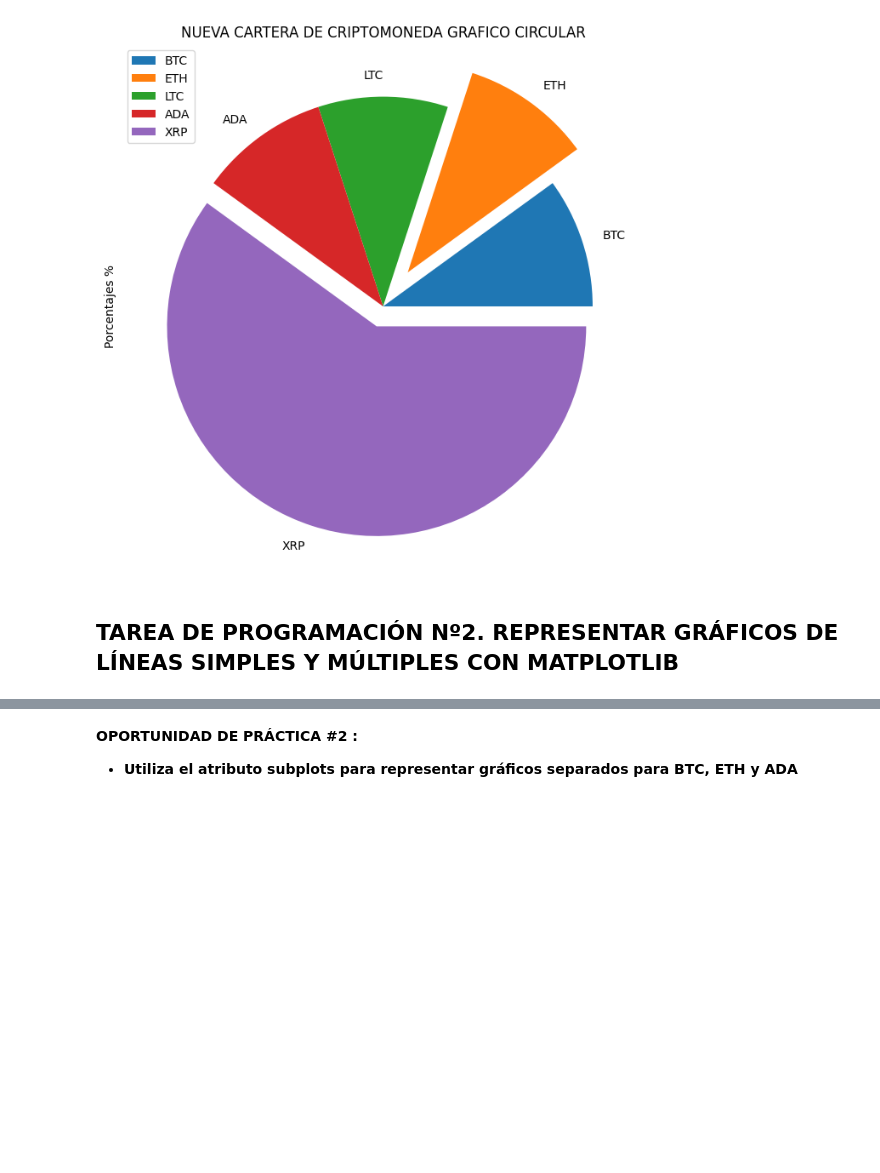
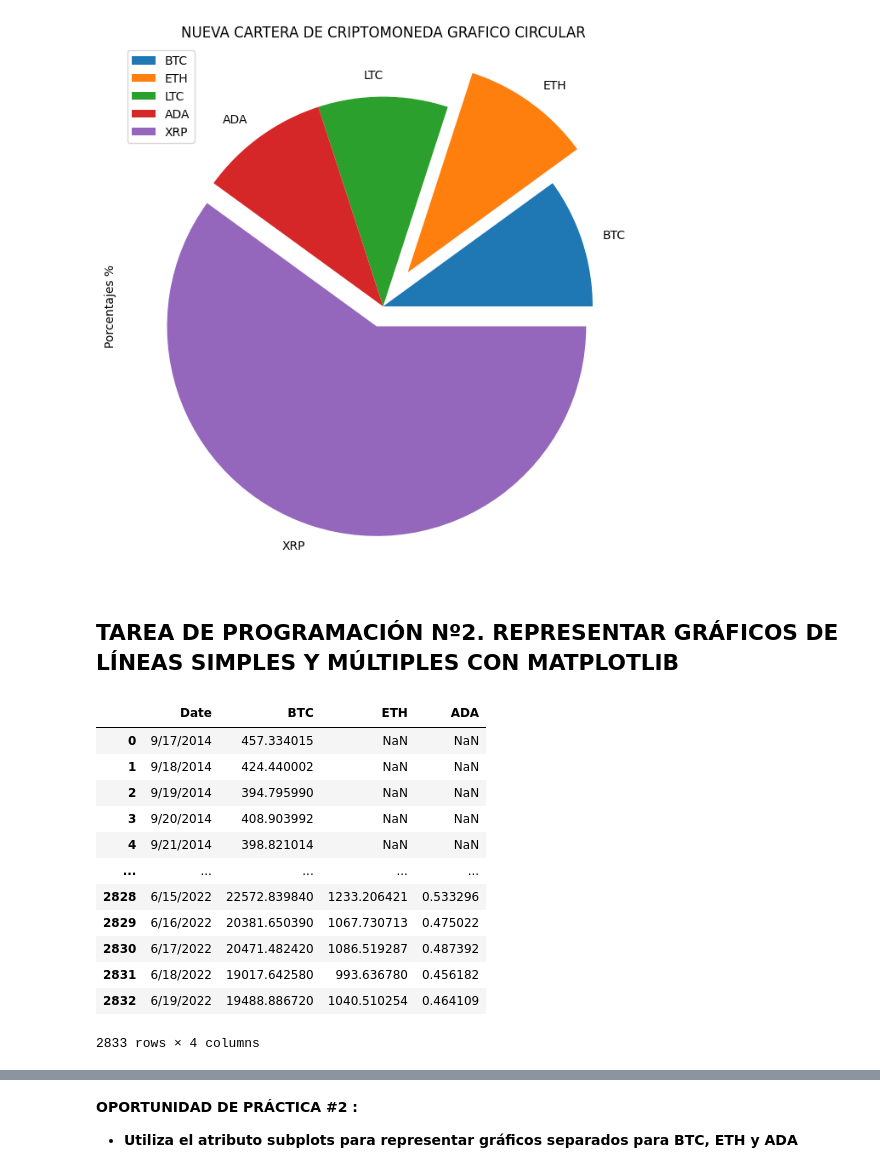
Before and after one commit to SandrAlzate/CV, a Jupyter notebook: Visualización_de_datos_IA.ipynb, the cells around one changed output, grey strips where cells are left out. Saved outputs shown, nothing was run; the diff lists cells and outputs as text; code cells hidden in the pictures; blank space fills up the shorter version.

```diff
--- a/Visualización_de_datos_IA.ipynb
+++ b/Visualización_de_datos_IA.ipynb
@@ -60,3 +60,19 @@ Text(0.5, 1.0, 'NUEVA CARTERA DE CRIPTOMONEDA GRAFICO CIRCULAR')
 ## TAREA DE PROGRAMACIÓN Nº2. REPRESENTAR GRÁFICOS DE LÍNEAS SIMPLES Y MÚLTIPLES CON MATPLOTLIB
 # %%
 # Usa Pandas read_csv para leer los precios diarios de las criptomonedas (BTC, ETH, y LTC)
+invetario_df = pd.read_csv('/content/crypto_daily_prices.csv')
+invetario_df
+# %% [output]
+|  | Date | BTC | ETH | ADA |
+| 0 | 9/17/2014 | 457.334015 | NaN | NaN |
+| 1 | 9/18/2014 | 424.440002 | NaN | NaN |
+| 2 | 9/19/2014 | 394.795990 | NaN | NaN |
+| 3 | 9/20/2014 | 408.903992 | NaN | NaN |
+| 4 | 9/21/2014 | 398.821014 | NaN | NaN |
+| ... | ... | ... | ... | ... |
+| 2828 | 6/15/2022 | 22572.839840 | 1233.206421 | 0.533296 |
+| 2829 | 6/16/2022 | 20381.650390 | 1067.730713 | 0.475022 |
+| 2830 | 6/17/2022 | 20471.482420 | 1086.519287 | 0.487392 |
+| 2831 | 6/18/2022 | 19017.642580 | 993.636780 | 0.456182 |
+| 2832 | 6/19/2022 | 19488.886720 | 1040.510254 | 0.464109 |
+2833 rows × 4 columns
```
Also changed, not shown: parts of 3 cells of this notebook.
